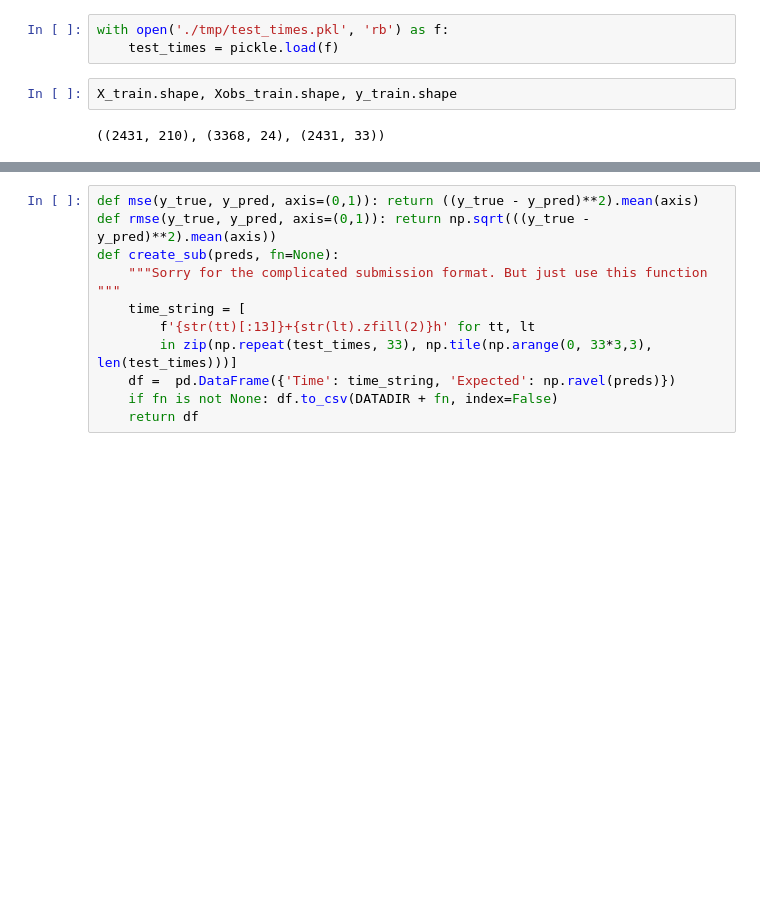
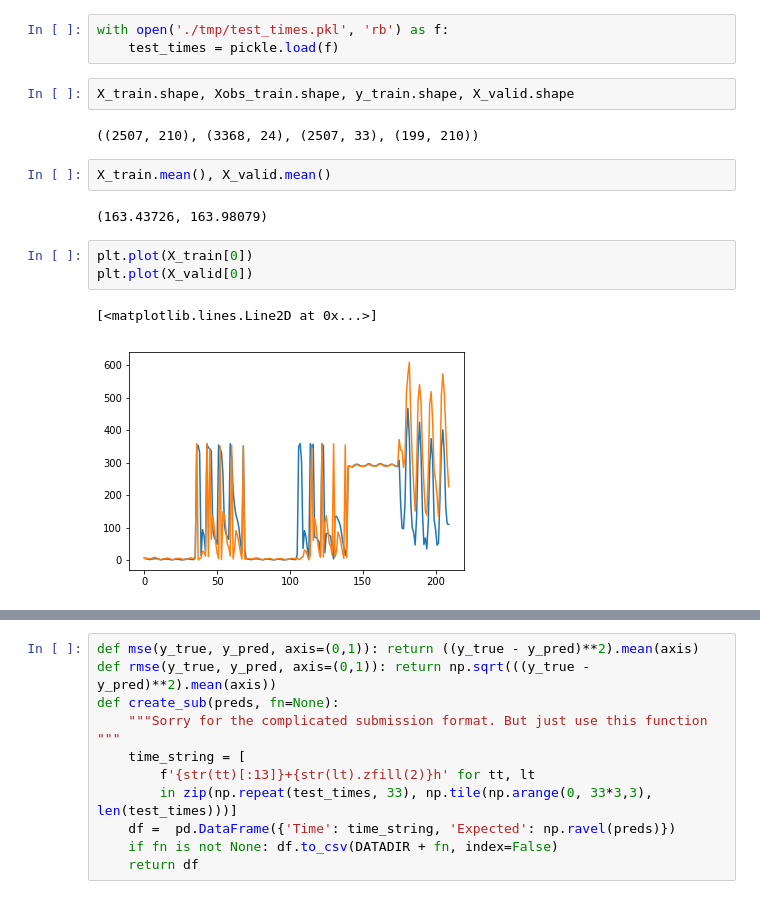
Before and after one commit to waves2weather/W2W-ML-Workshop, a Jupyter notebook: nb5_ml-windfarm.ipynb, the cells around one changed output, grey strips where cells are left out. Drawn from its saved outputs; the diff is of its cells as text; blank space fills up the shorter version.

```diff
--- a/nb5_ml-windfarm.ipynb
+++ b/nb5_ml-windfarm.ipynb
@@ -25,6 +25,16 @@ with open('./tmp/wind_ds_clean.pkl', 'rb') as f:
 with open('./tmp/test_times.pkl', 'rb') as f:
     test_times = pickle.load(f)
 # %%
-X_train.shape, Xobs_train.shape, y_train.shape
+X_train.shape, Xobs_train.shape, y_train.shape, X_valid.shape
 # %% [output]
-((2431, 210), (3368, 24), (2431, 33))
+((2507, 210), (3368, 24), (2507, 33), (199, 210))
+# %%
+X_train.mean(), X_valid.mean()
+# %% [output]
+(163.43726, 163.98079)
+# %%
+plt.plot(X_train[0])
+plt.plot(X_valid[0])
+# %% [output]
+[<matplotlib.lines.Line2D at 0x...>]
+[figure, added]
```
Also changed, not shown: parts of 29 cells of this notebook, 2 other files.
